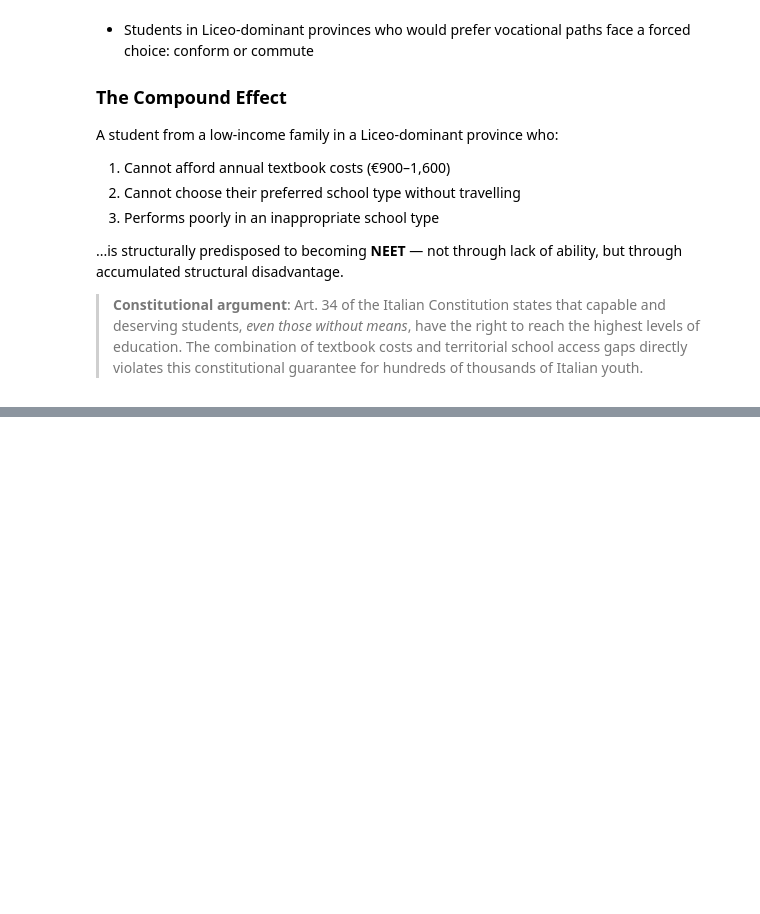
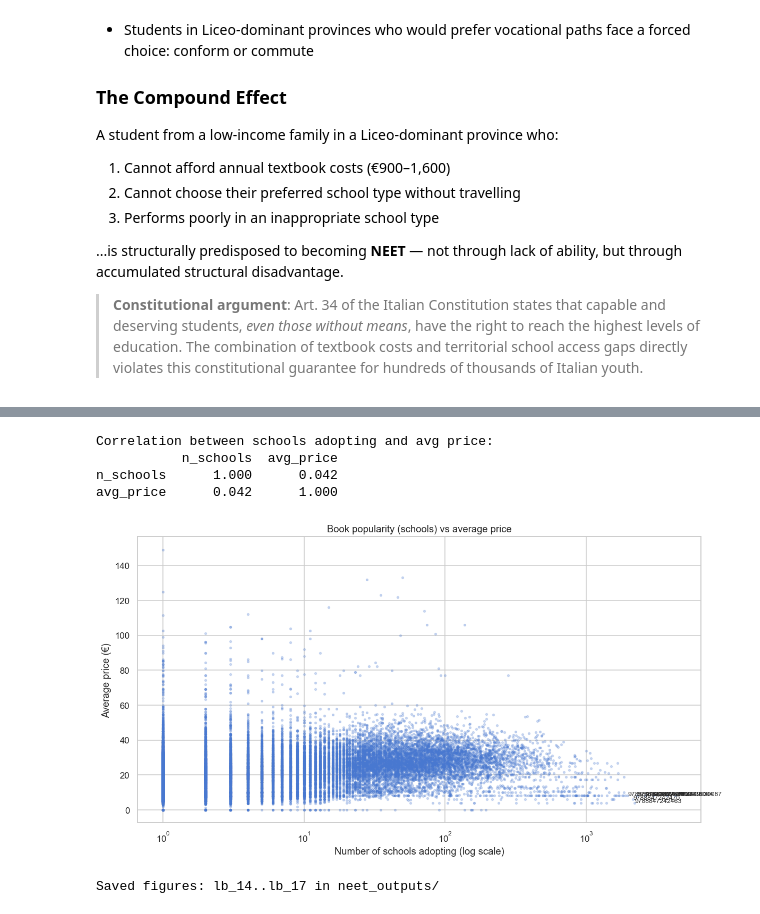
Before and after one commit to Eugenix94/Italienation, a Jupyter notebook: Notebooks/italy_textbooks_schools_territory.ipynb, the cells around one changed output, grey strips where cells are left out. Cells and saved outputs as stored; diff of their text form; code cells hidden in the pictures; blank space fills up the shorter version.

```diff
--- a/Notebooks/italy_textbooks_schools_territory.ipynb
+++ b/Notebooks/italy_textbooks_schools_territory.ipynb
@@ -692,0 +933,25 @@ print(json.dumps(manifest, indent=2, ensure_ascii=False))
+# %%
+# 3) Popularity vs price: do widely-used books cost more or less?
+price_per_isbn = books.groupby('CODICEISBN')['PREZZO_NUM'].mean().rename('avg_price')
+pp = pd.concat([schools_per_isbn, price_per_isbn], axis=1).dropna()
+print('Correlation between schools adopting and avg price:')
+print(pp.corr().round(3))
+fig, ax = plt.subplots(figsize=(11, 6))
+ax.scatter(pp['n_schools'], pp['avg_price'], s=6, alpha=0.25)
+ax.set_xscale('log')
+ax.set_xlabel('Number of schools adopting (log scale)')
+ax.set_ylabel('Average price (€)')
+ax.set_title('Book popularity (schools) vs average price')
+for i, isbn in enumerate(top50.index[:8]):
+    if isbn in pp.index:
+        r = pp.loc[isbn]
+        ax.annotate(isbn, (r['n_schools'], r['avg_price']), fontsize=8)
+savefig('lb_17_price_vs_popularity.png')
+print('\nSaved figures: lb_14..lb_17 in neet_outputs/')
+# %% [output]
+Correlation between schools adopting and avg price:
+           n_schools  avg_price
+n_schools      1.000      0.042
+avg_price      0.042      1.000
+[figure, added]
+Saved figures: lb_14..lb_17 in neet_outputs/
```
Also changed, not shown: parts of 22 cells of this notebook, 2 other files.
